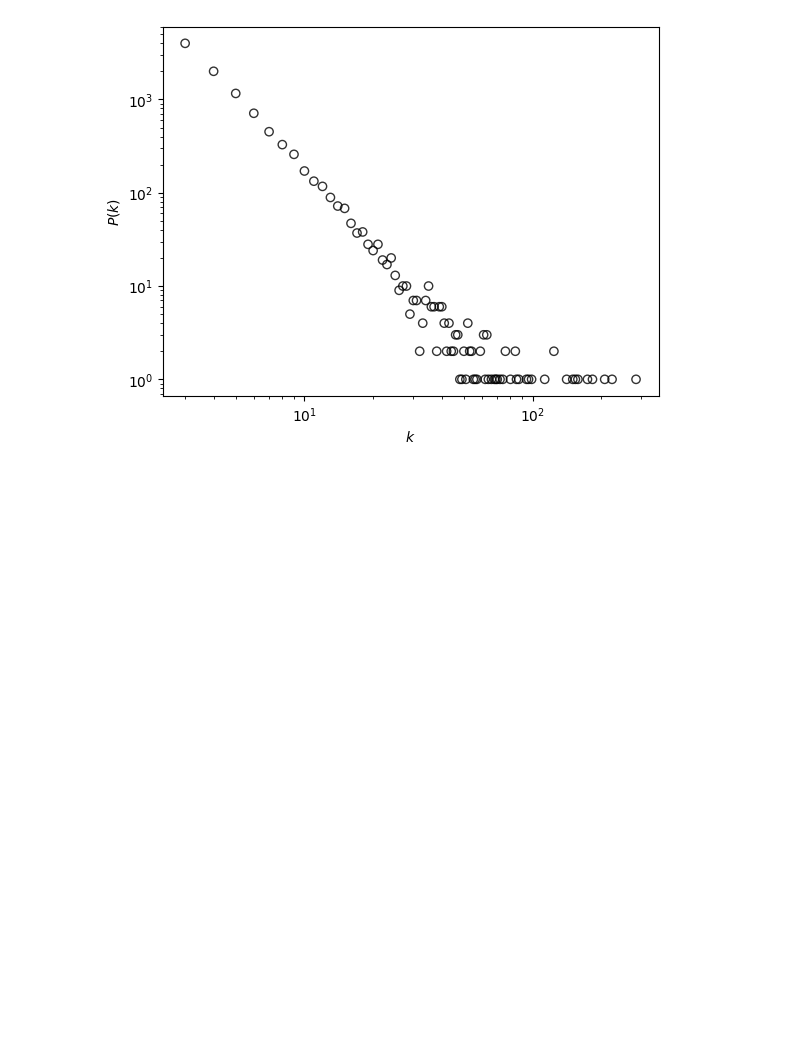
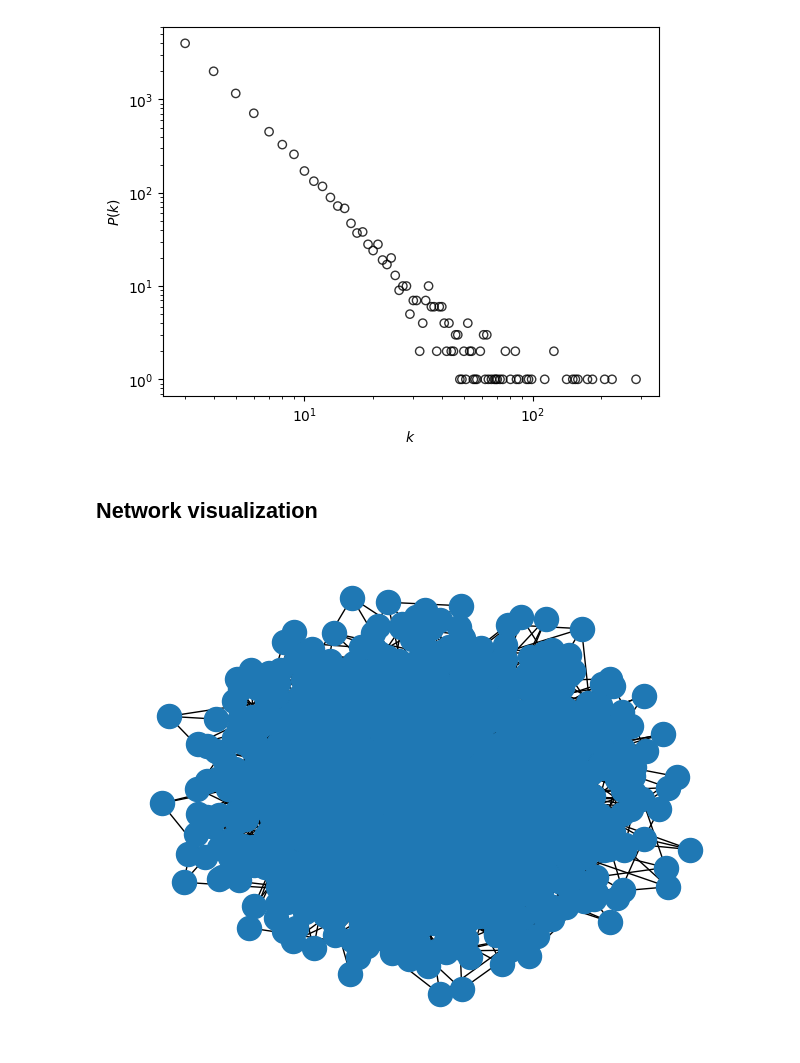
Before and after one commit to GitKalo/ba_networks, a Jupyter notebook: ba_model.ipynb, the cells around one changed output. Cells and saved outputs as stored; diff of their text form; code cells hidden in the pictures; blank space fills up the shorter version.

Commit message:
Add network and animation

```diff
--- a/ba_model.ipynb
+++ b/ba_model.ipynb
@@ -69,3 +72,16 @@ plt.xscale('log')
 plt.yscale('log')
 # %% [output]
 [figure]
+# %% [markdown]
+## Network visualization
+# %%
+m = 3
+N = 10**3
+
+G = ba_network(N, m)
+# %%
+pos_spring = nx.spring_layout(G)
+
+nx.draw(G, pos=pos_spring)
+# %% [output]
+[figure, added]
```
Also changed, not shown: parts of 9 cells of this notebook, 2 other files.
